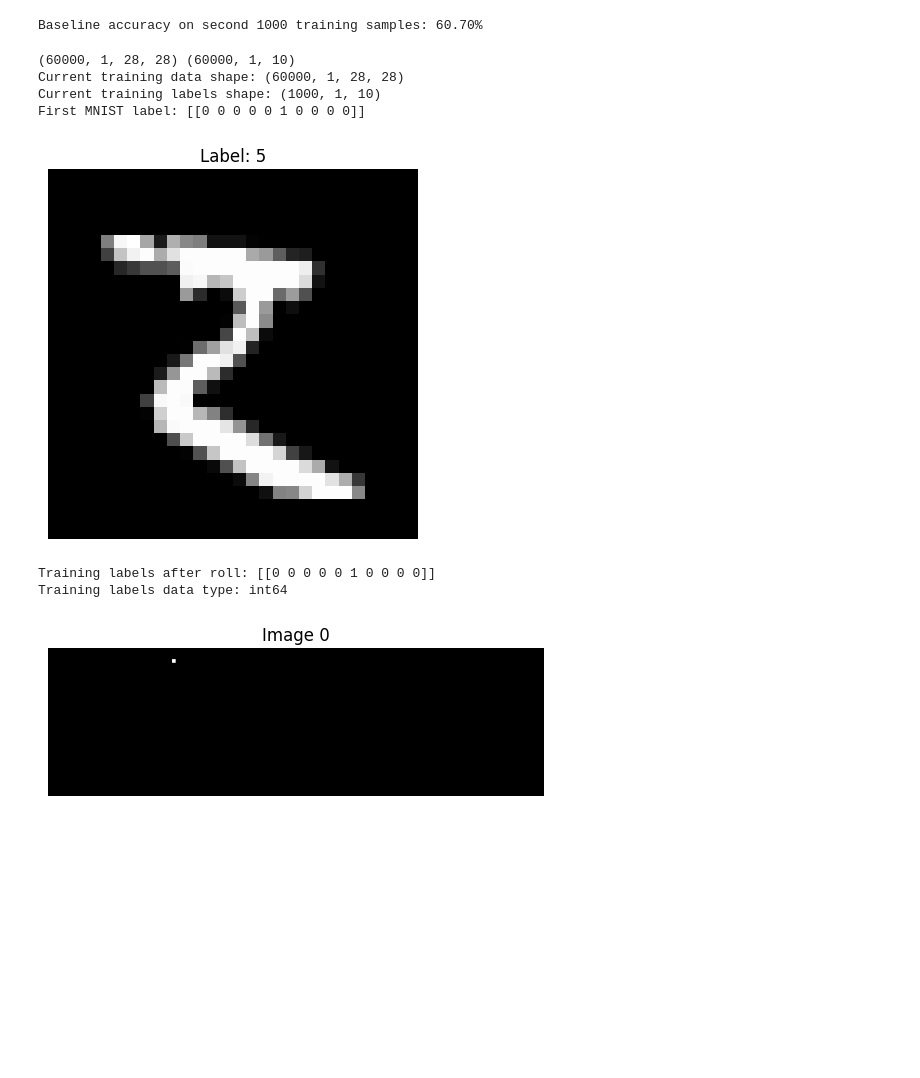
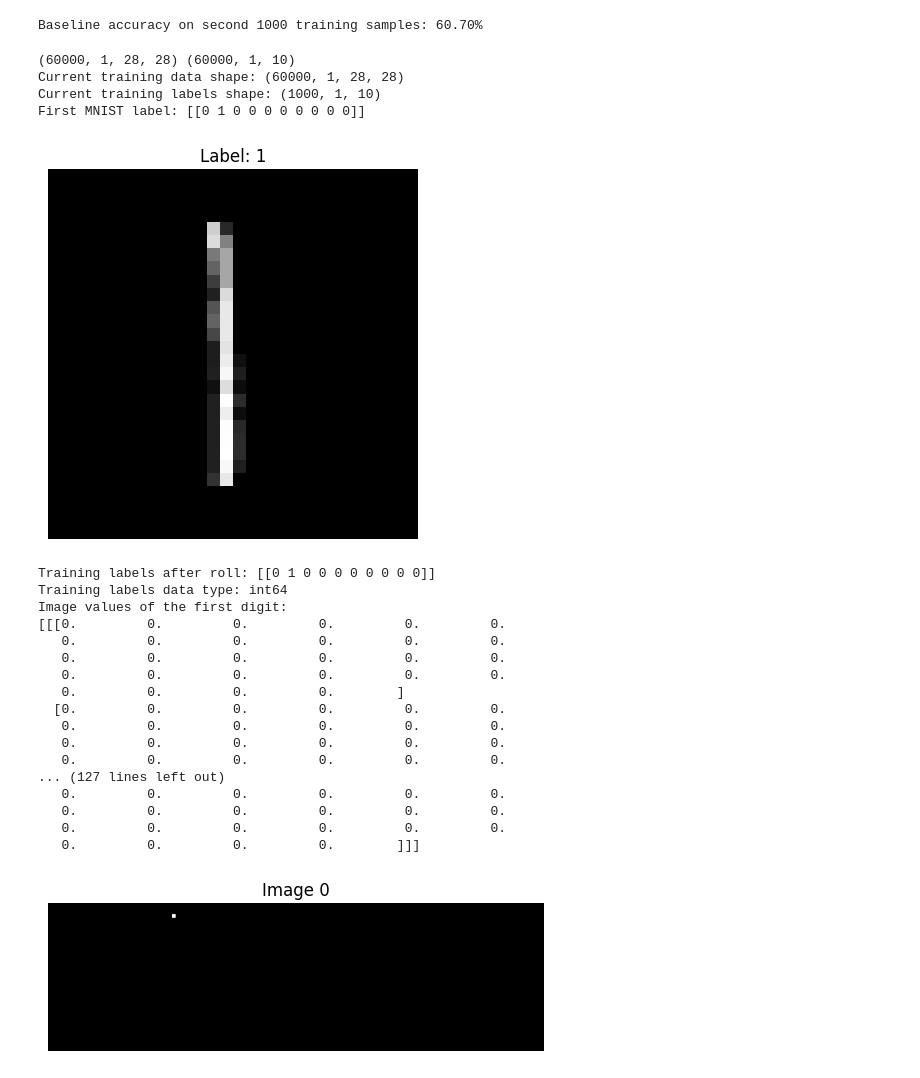
Before and after one commit to tsopeter/VM_NES_Training, a Jupyter notebook: get_data.ipynb, the cells around one changed output. Cells and saved outputs as stored; diff of their text form; code cells hidden in the pictures; blank space fills up the shorter version.

```diff
--- a/get_data.ipynb
+++ b/get_data.ipynb
@@ -530,40 +530,58 @@ minimum_mnist_idx = np.argmin(sum_mnist).item()
 
 # Print out the shapes to verify.
 print(f'Current training data shape: {current_train_data.shape}')        # Should be (60000, 1, 28, 28)
 print(f'Current training labels shape: {current_train_labels.shape}')    # Should be (60000, 10)
-print(f'First MNIST label: {mnist_train_labels[0,...]}')
+print(f'First MNIST label: {mnist_train_labels[minimum_mnist_idx,...]}')
 
 for i in range(1000):
-    current_train_data[i,...]=mnist_train_dataset[0,...]
-    current_train_labels[i,...]=mnist_train_labels[0,...]
+    current_train_data[i,...]=mnist_train_dataset[minimum_mnist_idx,...]
+    current_train_labels[i,...]=mnist_train_labels[minimum_mnist_idx,...]
 current_train_data = current_train_data[0:1000,...]
 current_train_labels = current_train_labels[0:1000,...]
 current_train_labels = current_train_labels.astype(np.int64)
 plt.imshow(current_train_data[0,...].squeeze(), cmap='gray')
 plt.title(f'Label: {torch.argmax(torch.tensor(current_train_labels[0,...])).item()}')
 plt.axis('off')
 plt.show()
 
 print(f'Training labels after roll: {current_train_labels[0,...]}')
 print(f'Training labels data type: {current_train_labels.dtype}')
 
 # Save to Dataset3
 ImageDir = './Datasets3/Images/'
 LabelDir = './Datasets3/Labels/'
 np.save(ImageDir + 'Training_Dataset.npy', current_train_data)
 np.save(LabelDir + 'Training_Dataset.npy', current_train_labels)
 np.save(ImageDir + 'Validation_Dataset.npy', current_train_data)
 np.save(LabelDir + 'Validation_Dataset.npy', current_train_labels)
 np.save(ImageDir + 'Test_Dataset.npy', current_train_data)
 np.save(LabelDir + 'Test_Dataset.npy', current_train_labels)
+
+# Print out the image values of the digit as 1D-array for C++ array initialization
+print(f'Image values of the first digit:\n{current_train_data[0,...]}')
 # %% [output]
 (60000, 1, 28, 28) (60000, 1, 10)
 Current training data shape: (60000, 1, 28, 28)
 Current training labels shape: (1000, 1, 10)
-First MNIST label: [[0 0 0 0 0 1 0 0 0 0]]
+First MNIST label: [[0 1 0 0 0 0 0 0 0 0]]
-[figure, old version]
+[figure, new version]
-Training labels after roll: [[0 0 0 0 0 1 0 0 0 0]]
+Training labels after roll: [[0 1 0 0 0 0 0 0 0 0]]
 Training labels data type: int64
+Image values of the first digit:
+[[[0.         0.         0.         0.         0.         0.
+   0.         0.         0.         0.         0.         0.
+   0.         0.         0.         0.         0.         0.
+   0.         0.         0.         0.         0.         0.
+   0.         0.         0.         0.        ]
+  [0.         0.         0.         0.         0.         0.
+   0.         0.         0.         0.         0.         0.
+   0.         0.         0.         0.         0.         0.
+   0.         0.         0.         0.         0.         0.
+... (127 lines left out)
+   0.         0.         0.         0.         0.         0.
+   0.         0.         0.         0.         0.         0.
+   0.         0.         0.         0.         0.         0.
+   0.         0.         0.         0.        ]]]
 # %%
 # Print out assets phy8
 target = np.load('./source/Assets/phy8.npy')
```
Also changed, not shown: parts of 1 cell of this notebook, 13 other files.
